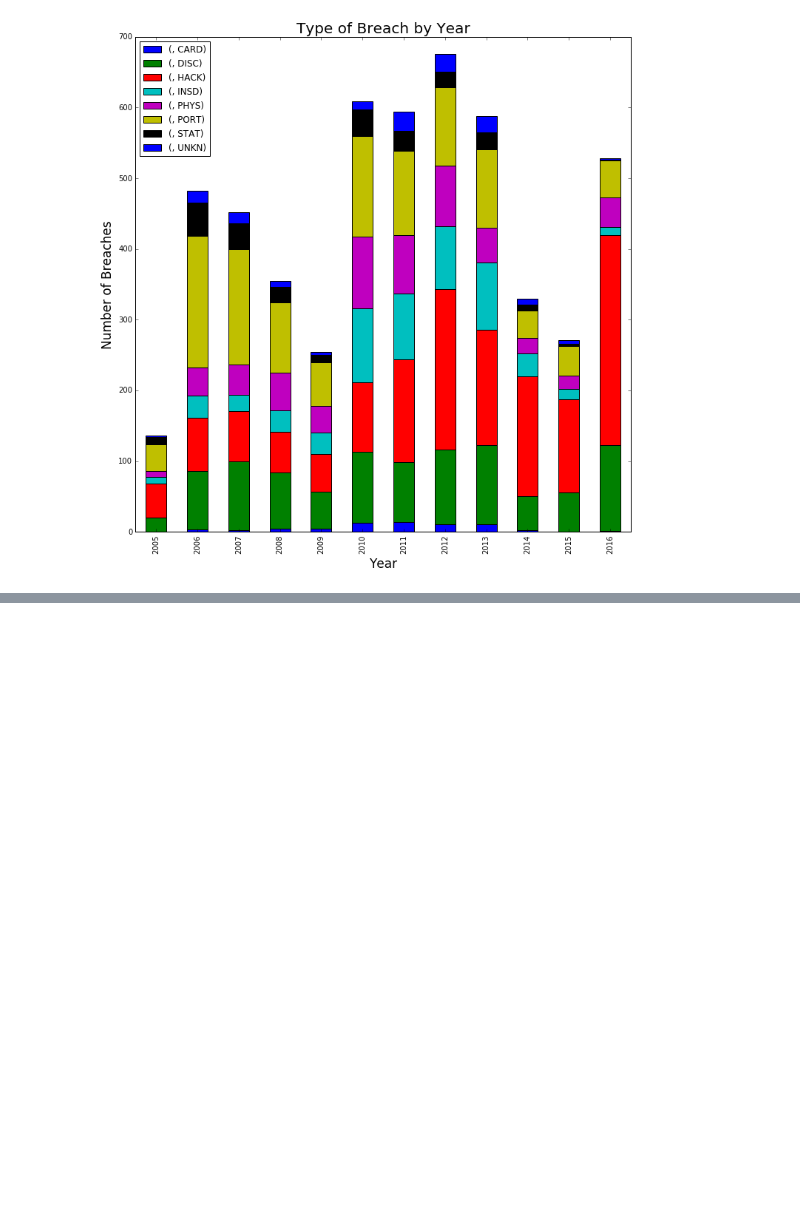
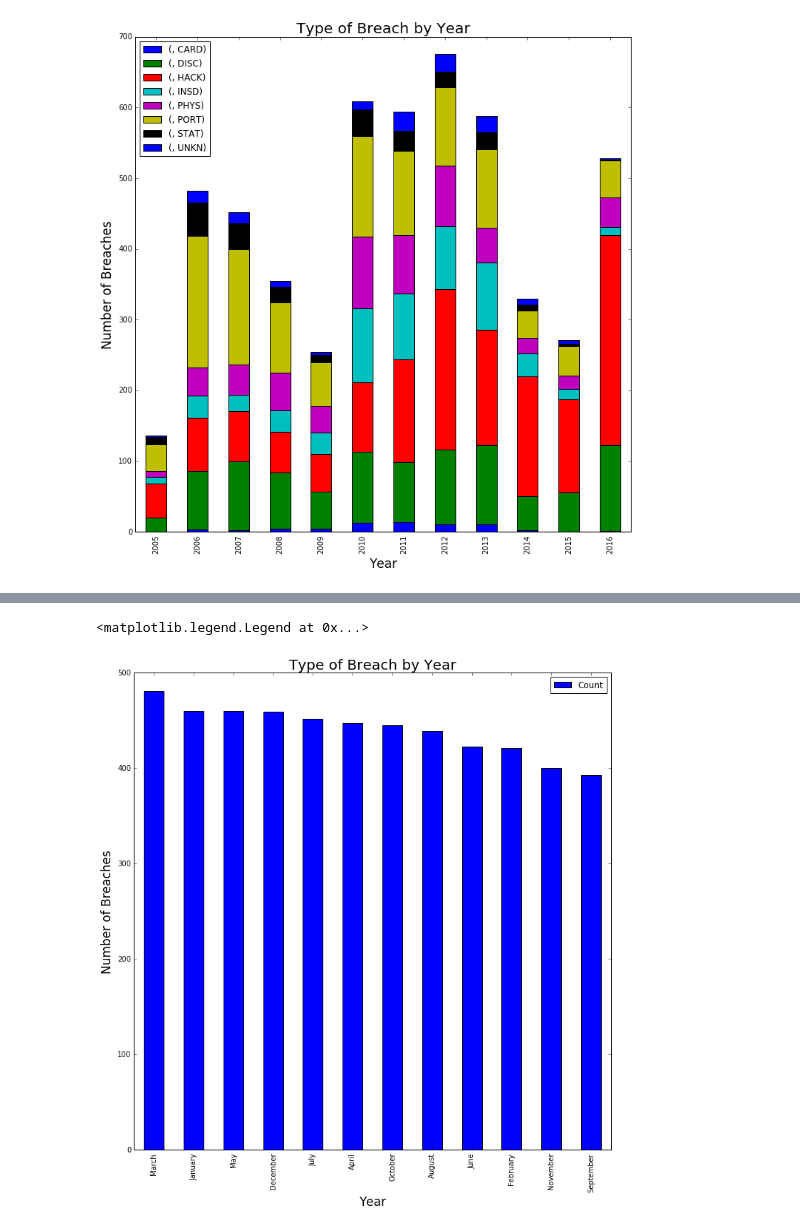
Before and after one commit to Felix-Oppenheimer/Amlin, a Jupyter notebook: Breach Data.ipynb, the cells around one changed output, grey strips where cells are left out. Drawn from its saved outputs; the diff is of its cells as text; code cells hidden in the pictures; blank space fills up the shorter version.

```diff
--- a/Breach Data.ipynb
+++ b/Breach Data.ipynb
@@ -234,0 +225,6 @@ plt.legend(loc='upper left')
+# %%
+df7 = df[['Month']]
+df7['Count'] = 1
+df7 = df7.groupby(['Month']).sum().sort_values('Count', ascending=False)
+df7.to_csv("C:\GIT\Amlin\months.csv")
+df7.head()
@@ -234,0 +244,9 @@ plt.legend(loc='upper left')
+# %%
+df7.plot(kind='bar', stacked=True, figsize=[12,12])
+plt.title('Type of Breach by Year', fontsize=20)
+plt.xlabel('Year', fontsize=17)
+plt.ylabel('Number of Breaches', fontsize=17)
+plt.legend(loc='upper right')
+# %% [output]
+<matplotlib.legend.Legend at 0x...>
+[figure, added]
```
Also changed, not shown: parts of 9 cells of this notebook, 16 other files.
